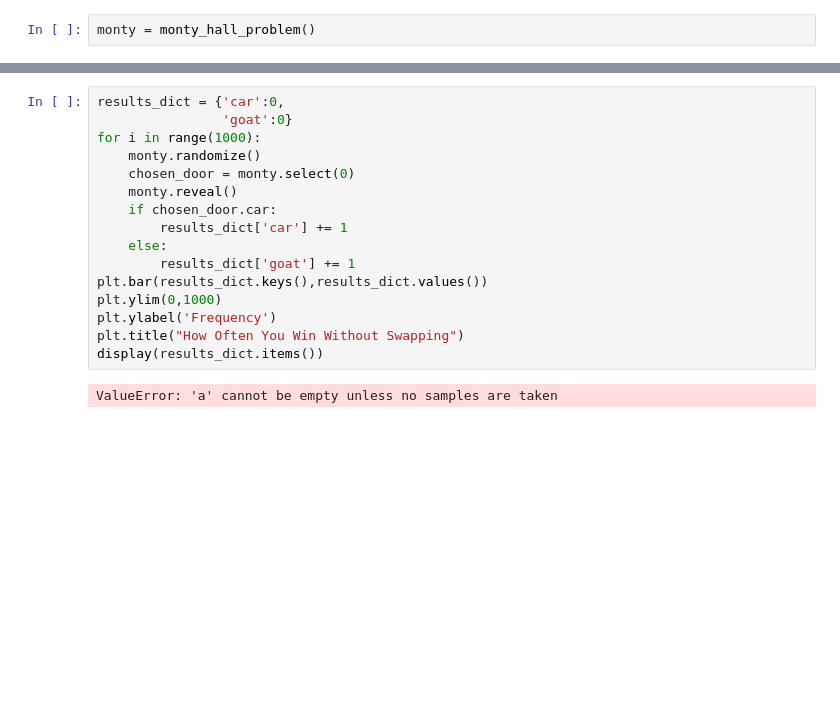
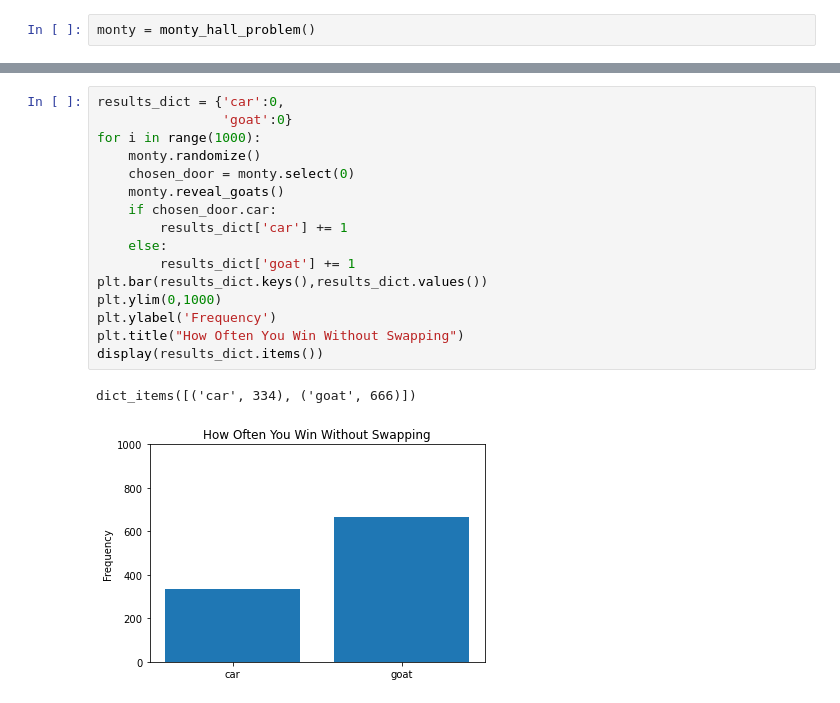
Before and after one commit to pjmcc2/Monty-Hall-Sim, a Jupyter notebook: Monty Hall Problem Simulation.ipynb, the cells around one changed output, grey strips where cells are left out. Drawn from its saved outputs; the diff is of its cells as text; blank space fills up the shorter version.

```diff
--- a/Monty Hall Problem Simulation.ipynb
+++ b/Monty Hall Problem Simulation.ipynb
@@ -75,21 +80,22 @@ dict_items([('Door 1', 348), ('Door 2', 343), ('Door 3', 309)])
 # %%
 results_dict = {'car':0,
                 'goat':0}
 for i in range(1000):
     monty.randomize()
     chosen_door = monty.select(0)
-    monty.reveal()
+    monty.reveal_goats()
     if chosen_door.car:
         results_dict['car'] += 1
     else:
         results_dict['goat'] += 1
 plt.bar(results_dict.keys(),results_dict.values())
 plt.ylim(0,1000)
 plt.ylabel('Frequency')
 plt.title("How Often You Win Without Swapping")
 display(results_dict.items())
 # %% [output]
-ValueError: 'a' cannot be empty unless no samples are taken
+dict_items([('car', 334), ('goat', 666)])
+[figure, added]
 # %%
 results_dict = {'car':0,
                 'goat':0}
```
Also changed, not shown: parts of 6 cells of this notebook.
